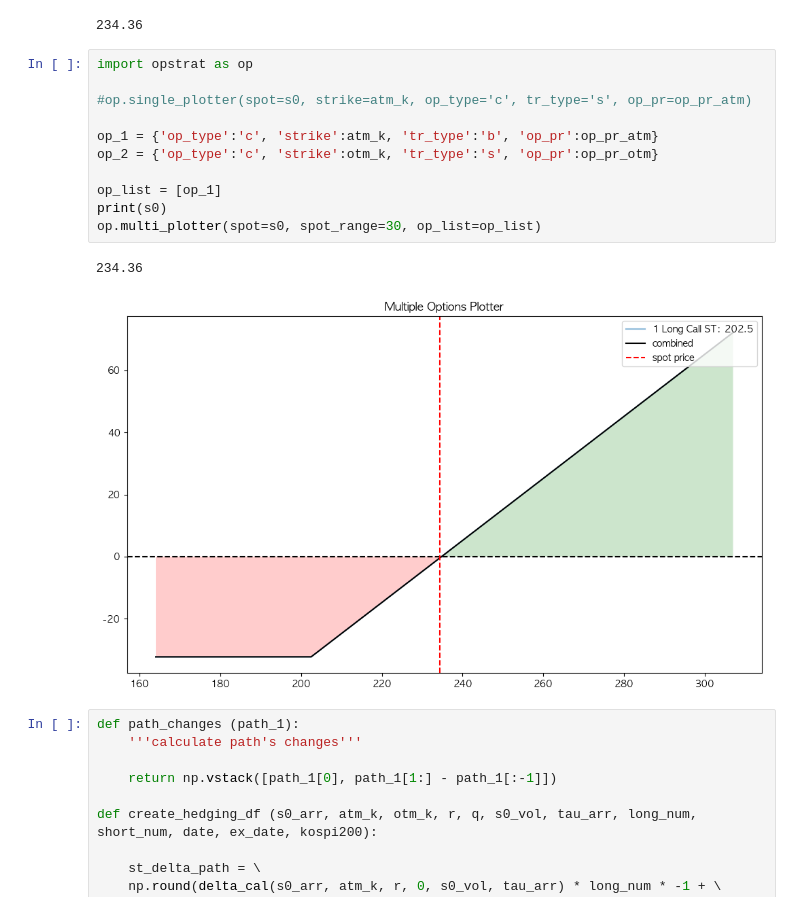
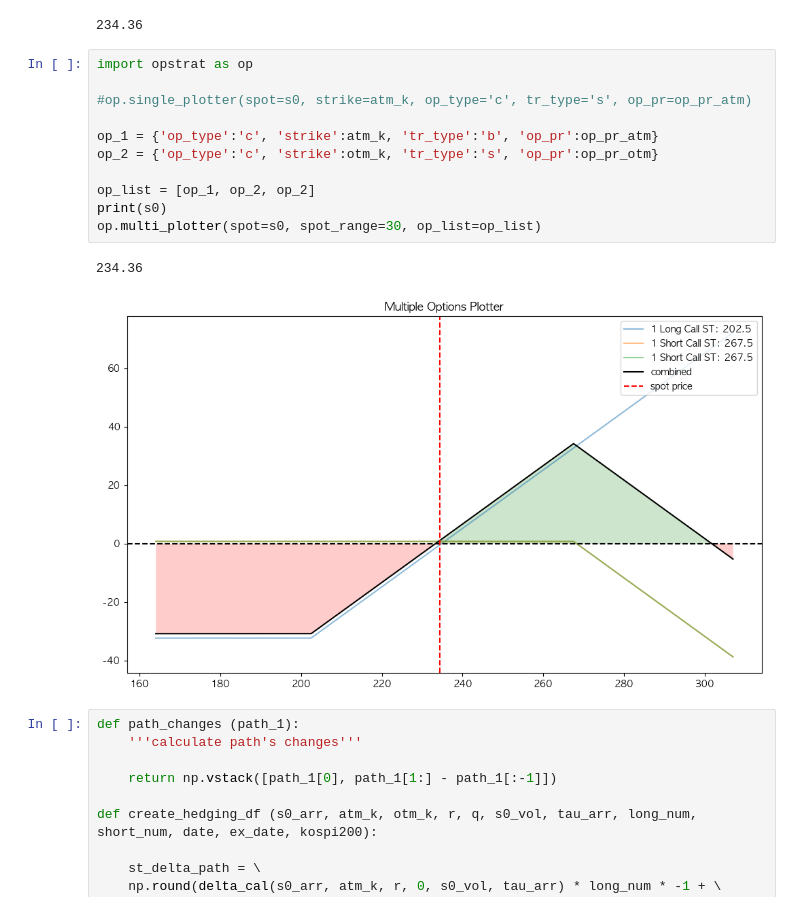
Before and after one commit to MalrangQuant/DAR-Strategy-Study, a Jupyter notebook: Gamma_Trading/Delta_Hedging_Trading.ipynb, the cells around one changed output. Cells and saved outputs as stored; diff of their text form.

```diff
--- a/Gamma_Trading/Delta_Hedging_Trading.ipynb
+++ b/Gamma_Trading/Delta_Hedging_Trading.ipynb
@@ -221,17 +207,17 @@ s0
 # %%
 import opstrat as op
 
 #op.single_plotter(spot=s0, strike=atm_k, op_type='c', tr_type='s', op_pr=op_pr_atm)
 
 op_1 = {'op_type':'c', 'strike':atm_k, 'tr_type':'b', 'op_pr':op_pr_atm}
 op_2 = {'op_type':'c', 'strike':otm_k, 'tr_type':'s', 'op_pr':op_pr_otm}
 
-op_list = [op_1]
+op_list = [op_1, op_2, op_2]
 print(s0)
 op.multi_plotter(spot=s0, spot_range=30, op_list=op_list)
 # %% [output]
 234.36
-[figure, old version]
+[figure, new version]
 # %%
 def path_changes (path_1):
     '''calculate path's changes'''
```
Also changed, not shown: parts of 1 cell of this notebook, 20 other files.
